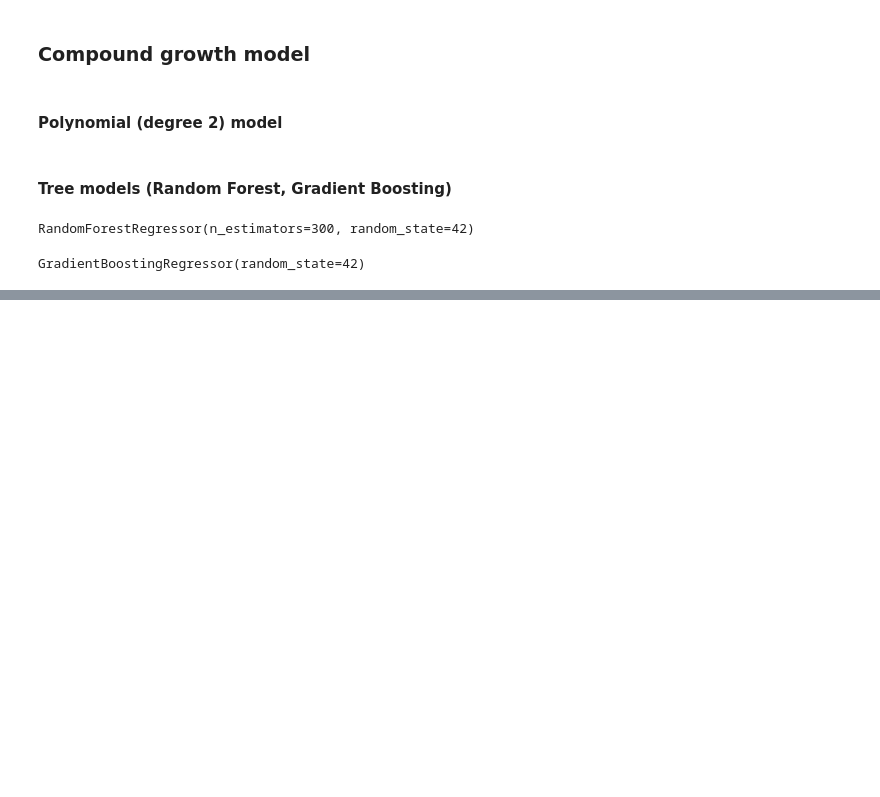
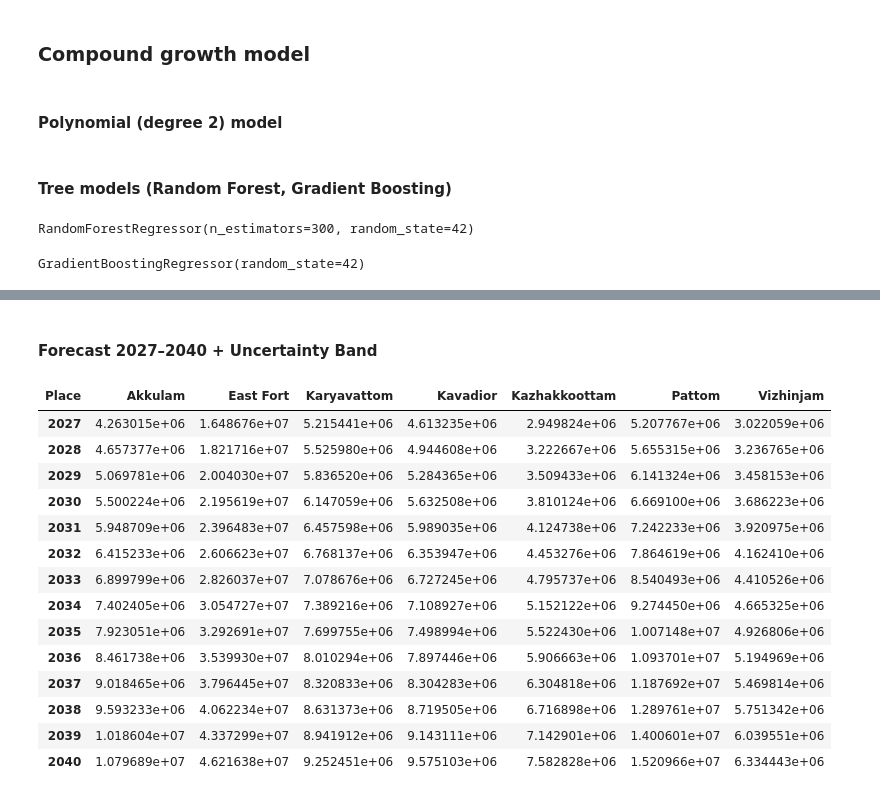
Before and after one commit to SREEHARI09/Land_price_prediction, a Jupyter notebook: Preprocessing.ipynb, the cells around one changed output, grey strips where cells are left out. Drawn from its saved outputs; the diff is of its cells as text; code cells hidden in the pictures; blank space fills up the shorter version.

```diff
--- a/Preprocessing.ipynb
+++ b/Preprocessing.ipynb
@@ -186,0 +279,5 @@ pred_gb = test_pred.pivot(index='Year', columns='Place', values='gb').values
+# %%
+eq_rmse = rmse_table[['Linear', 'Compound growth', 'Polynomial (deg 2)']]
+best_model = eq_rmse.idxmin(axis=1)
+best_rmse = eq_rmse.min(axis=1)
+pd.DataFrame({'Best model': best_model, 'RMSE': best_rmse})
@@ -186,0 +341,2 @@ pred_gb = test_pred.pivot(index='Year', columns='Place', values='gb').values
+# %% [markdown]
+#### Forecast 2027–2040 + Uncertainty Band
@@ -186,0 +351,21 @@ pred_gb = test_pred.pivot(index='Year', columns='Place', values='gb').values
+# %%
+fc_best = np.where(best_model.values == 'Linear', fc_lin,
+          np.where(best_model.values == 'Compound growth', fc_comp, fc_poly))
+forecast = pd.DataFrame(fc_best, index=future_years, columns=places)
+forecast
+# %% [output]
+| Place | Akkulam | East Fort | Karyavattom | Kavadior | Kazhakkoottam | Pattom | Vizhinjam |
+| 2027 | 4.263015e+06 | 1.648676e+07 | 5.215441e+06 | 4.613235e+06 | 2.949824e+06 | 5.207767e+06 | 3.022059e+06 |
+| 2028 | 4.657377e+06 | 1.821716e+07 | 5.525980e+06 | 4.944608e+06 | 3.222667e+06 | 5.655315e+06 | 3.236765e+06 |
+| 2029 | 5.069781e+06 | 2.004030e+07 | 5.836520e+06 | 5.284365e+06 | 3.509433e+06 | 6.141324e+06 | 3.458153e+06 |
+| 2030 | 5.500224e+06 | 2.195619e+07 | 6.147059e+06 | 5.632508e+06 | 3.810124e+06 | 6.669100e+06 | 3.686223e+06 |
+| 2031 | 5.948709e+06 | 2.396483e+07 | 6.457598e+06 | 5.989035e+06 | 4.124738e+06 | 7.242233e+06 | 3.920975e+06 |
+| 2032 | 6.415233e+06 | 2.606623e+07 | 6.768137e+06 | 6.353947e+06 | 4.453276e+06 | 7.864619e+06 | 4.162410e+06 |
+| 2033 | 6.899799e+06 | 2.826037e+07 | 7.078676e+06 | 6.727245e+06 | 4.795737e+06 | 8.540493e+06 | 4.410526e+06 |
+| 2034 | 7.402405e+06 | 3.054727e+07 | 7.389216e+06 | 7.108927e+06 | 5.152122e+06 | 9.274450e+06 | 4.665325e+06 |
+| 2035 | 7.923051e+06 | 3.292691e+07 | 7.699755e+06 | 7.498994e+06 | 5.522430e+06 | 1.007148e+07 | 4.926806e+06 |
+| 2036 | 8.461738e+06 | 3.539930e+07 | 8.010294e+06 | 7.897446e+06 | 5.906663e+06 | 1.093701e+07 | 5.194969e+06 |
+| 2037 | 9.018465e+06 | 3.796445e+07 | 8.320833e+06 | 8.304283e+06 | 6.304818e+06 | 1.187692e+07 | 5.469814e+06 |
+| 2038 | 9.593233e+06 | 4.062234e+07 | 8.631373e+06 | 8.719505e+06 | 6.716898e+06 | 1.289761e+07 | 5.751342e+06 |
+| 2039 | 1.018604e+07 | 4.337299e+07 | 8.941912e+06 | 9.143111e+06 | 7.142901e+06 | 1.400601e+07 | 6.039551e+06 |
+| 2040 | 1.079689e+07 | 4.621638e+07 | 9.252451e+06 | 9.575103e+06 | 7.582828e+06 | 1.520966e+07 | 6.334443e+06 |
```
Also changed, not shown: parts of 29 cells of this notebook.
